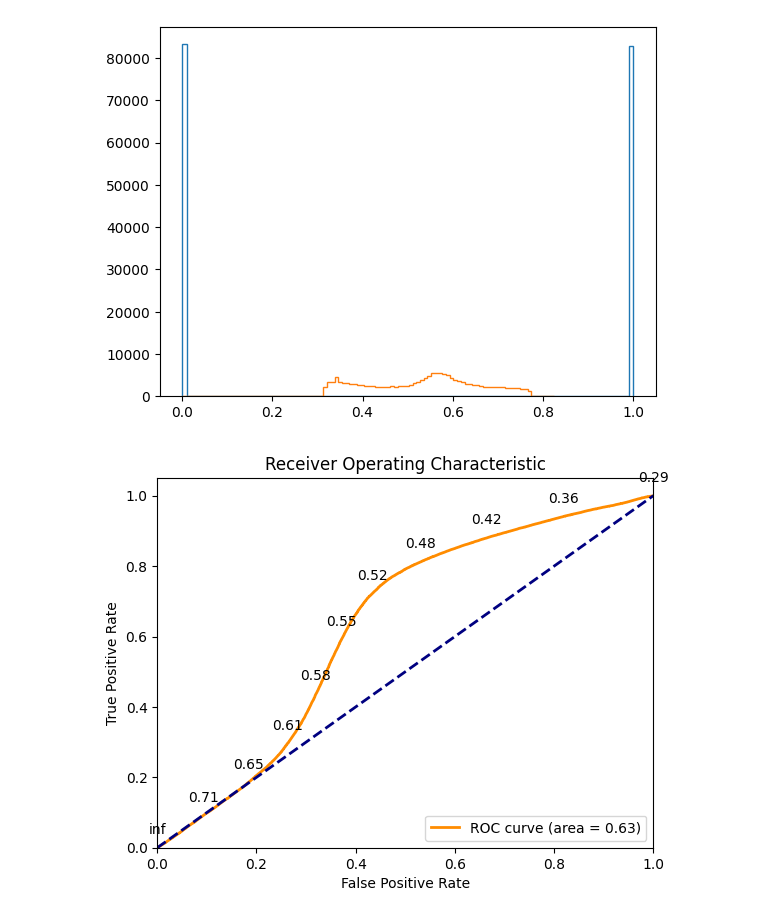
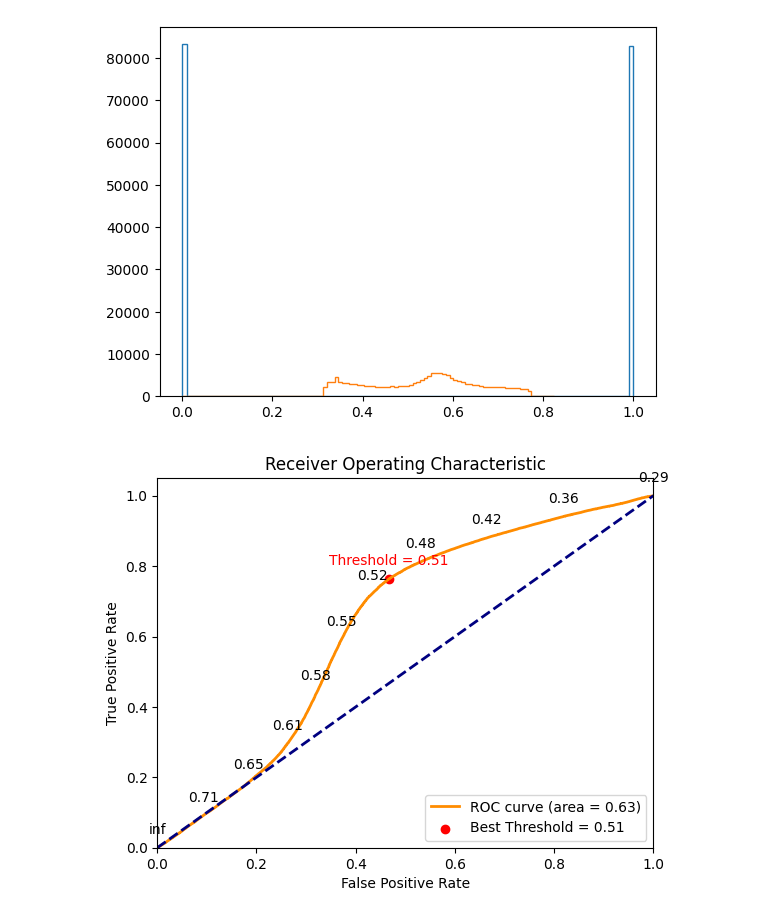
Before and after one commit to GBotogoske/machine_learning_2024, a Jupyter notebook: projeto.ipynb, the cells around one changed output. Saved outputs shown, nothing was run; the diff lists cells and outputs as text; code cells hidden in the pictures.

```diff
--- a/projeto.ipynb
+++ b/projeto.ipynb
@@ -161,26 +161,39 @@ plt.show()
 # %%
 from sklearn.metrics import roc_curve, auc
 
 # Compute ROC curve and ROC area
 fpr, tpr, thresholds = roc_curve(y_test, y_pred_prob)
 roc_auc = auc(fpr, tpr)
 
 # Plot the ROC curve
 plt.figure()
 plt.plot(fpr, tpr, color='darkorange', lw=2, label='ROC curve (area = %0.2f)' % roc_auc)
 plt.plot([0, 1], [0, 1], color='navy', lw=2, linestyle='--')
 plt.xlim([0.0, 1.0])
 plt.ylim([0.0, 1.05])
 
+#best threshold
+J = tpr - fpr
+best_threshold_index = np.argmax(J)
+best_threshold = thresholds[best_threshold_index]
+
 # Annotate some thresholds on the ROC curve
 for i in range(0, len(thresholds), len(thresholds) // 10):
     plt.annotate(f'{thresholds[i]:.2f}', (fpr[i], tpr[i]), textcoords="offset points", xytext=(0,10), ha='center')
 
+# Highlight the best threshold point
+plt.scatter(fpr[best_threshold_index], tpr[best_threshold_index], color='red', label=f'Best Threshold = {best_threshold:.2f}')
+plt.annotate(f'Threshold = {best_threshold:.2f}',
+             (fpr[best_threshold_index], tpr[best_threshold_index]),
+             textcoords="offset points",
+             xytext=(0,10),
+             ha='center',
+             color='red')
 
 plt.xlabel('False Positive Rate')
 plt.ylabel('True Positive Rate')
 plt.title('Receiver Operating Characteristic')
 plt.legend(loc='lower right')
 plt.show()
 # %% [output]
-[figure, old version]
+[figure, new version]
```
